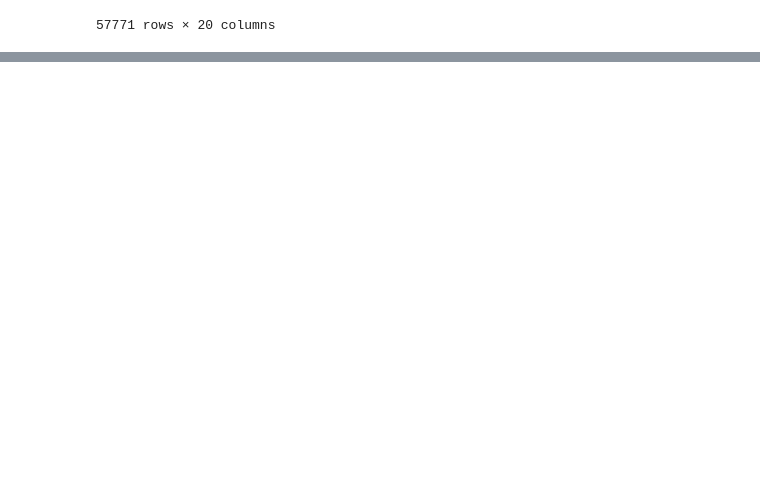
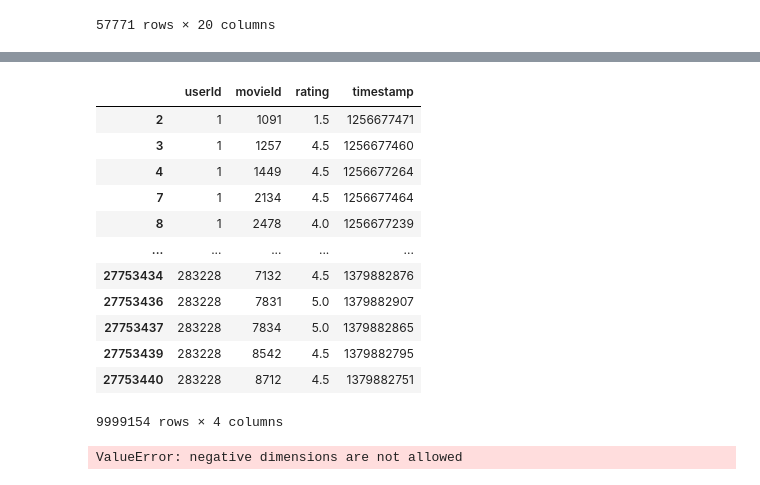
Before and after one commit to Razjoh/Machine-learning-Rasmus-Johansson, a Jupyter notebook: Labb/EDA.ipynb, the cells around one changed output, grey strips where cells are left out. Cells and saved outputs as stored; diff of their text form; code cells hidden in the pictures; blank space fills up the shorter version.

```diff
--- a/Labb/EDA.ipynb
+++ b/Labb/EDA.ipynb
@@ -357,0 +392,22 @@ df_test
+# %%
+comedy_ratings = df_ratings[df_ratings["movieId"].isin(comedy["movieId"])]
+comedy_ratings
+# %% [output]
+|  | userId | movieId | rating | timestamp |
+| 2 | 1 | 1091 | 1.5 | 1256677471 |
+| 3 | 1 | 1257 | 4.5 | 1256677460 |
+| 4 | 1 | 1449 | 4.5 | 1256677264 |
+| 7 | 1 | 2134 | 4.5 | 1256677464 |
+| 8 | 1 | 2478 | 4.0 | 1256677239 |
+| ... | ... | ... | ... | ... |
+| 27753434 | 283228 | 7132 | 4.5 | 1379882876 |
+| 27753436 | 283228 | 7831 | 5.0 | 1379882907 |
+| 27753437 | 283228 | 7834 | 5.0 | 1379882865 |
+| 27753439 | 283228 | 8542 | 4.5 | 1379882795 |
+| 27753440 | 283228 | 8712 | 4.5 | 1379882751 |
+9999154 rows × 4 columns
+# %%
+movies_users = comedy_ratings.pivot_table(index="movieId", columns="userId", values="rating")
+movies_users
+# %% [output]
+ValueError: negative dimensions are not allowed
```
Also changed, not shown: parts of 2 cells of this notebook.
